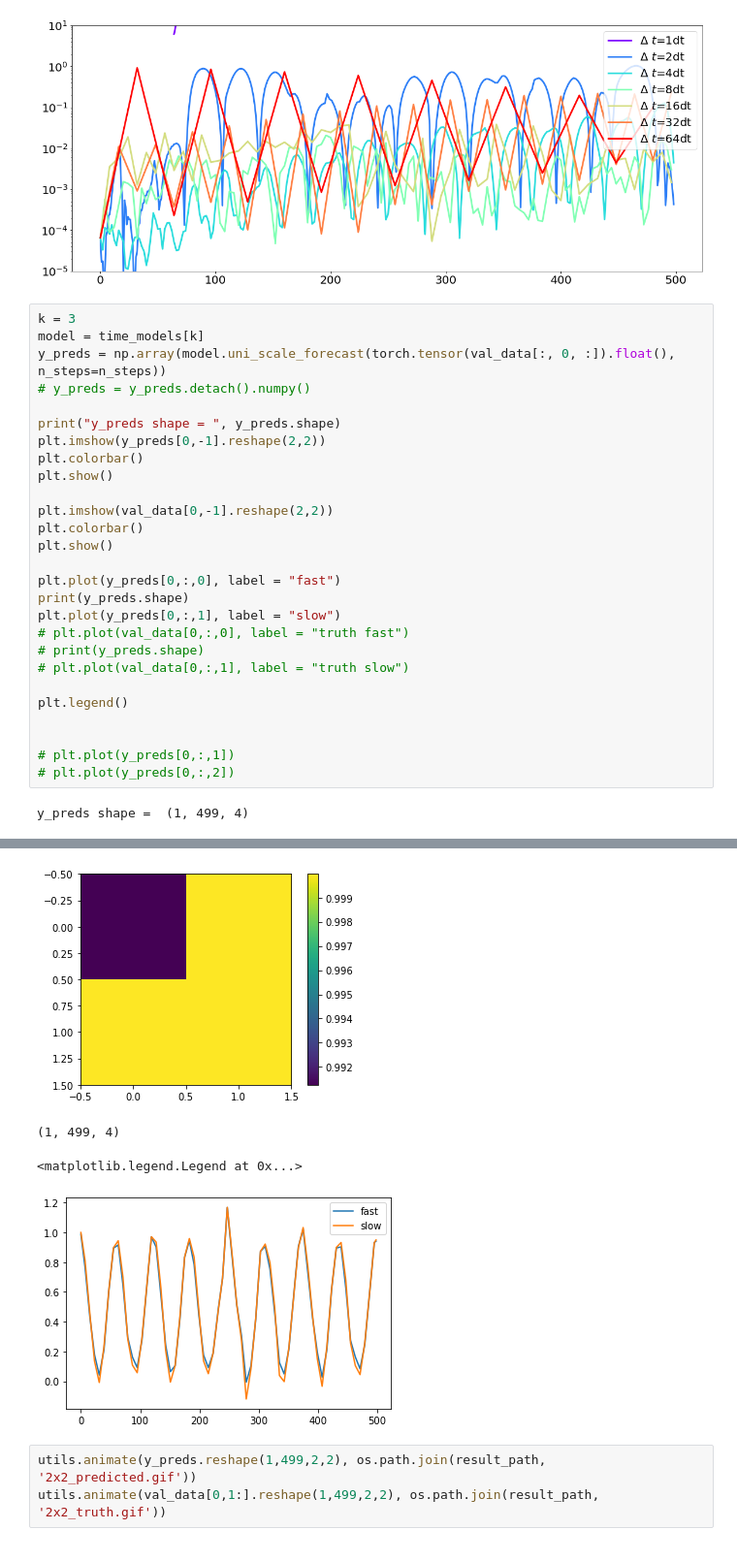
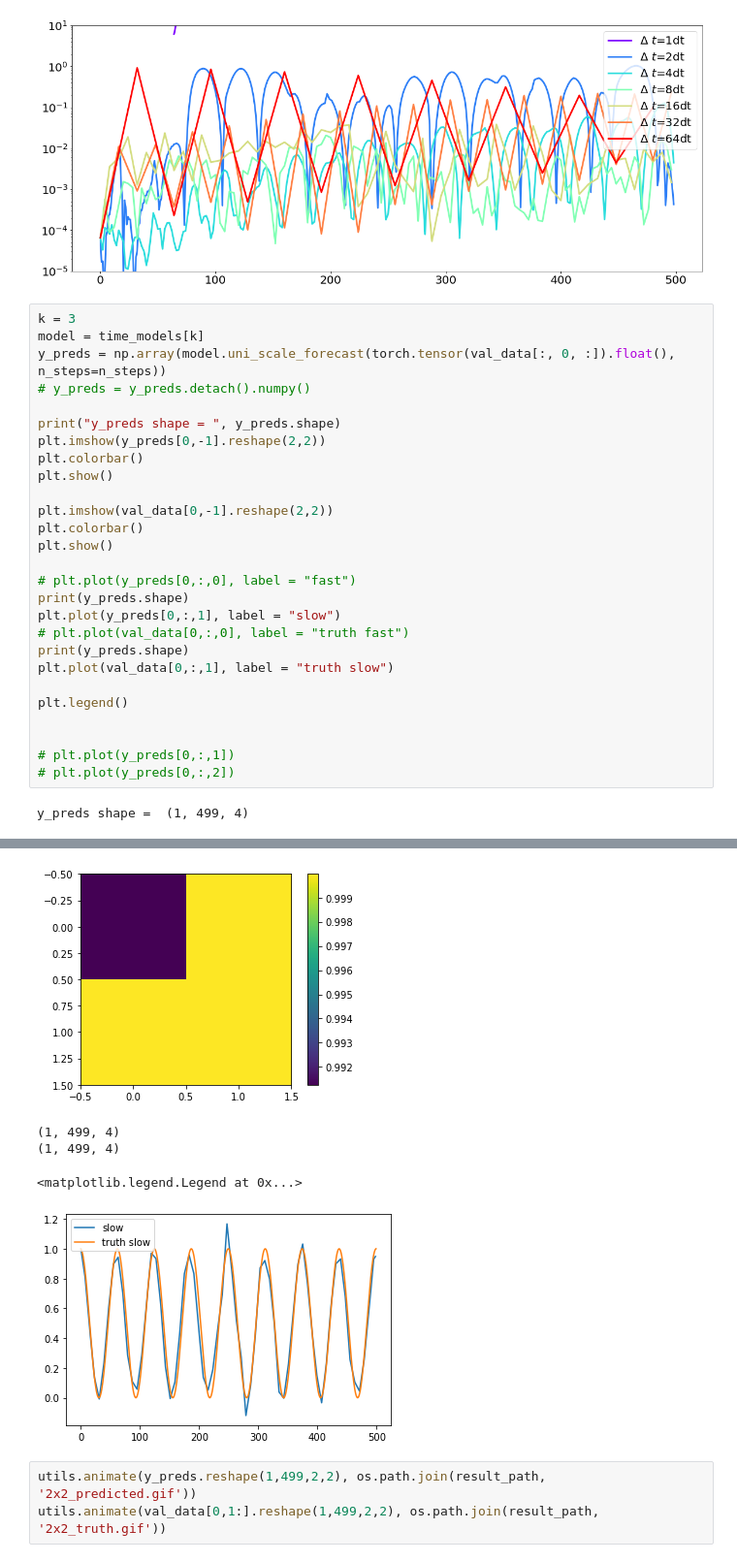
Before and after one commit to KatieJ16/Time_Space_multiscale, a Jupyter notebook: scripts/MrCAE_toy2_everything_averages.ipynb, the cells around one changed output, grey strips where cells are left out. Shown at 97% size. Drawn from its saved outputs; the diff is of its cells as text.

```diff
--- a/scripts/MrCAE_toy2_everything_averages.ipynb
+++ b/scripts/MrCAE_toy2_everything_averages.ipynb
@@ -654,37 +657,38 @@ K =  6 : step_size =  64 : mean =  0.26199716
 # %%
 k = 3
 model = time_models[k]
 y_preds = np.array(model.uni_scale_forecast(torch.tensor(val_data[:, 0, :]).float(), n_steps=n_steps))
 # y_preds = y_preds.detach().numpy()
 
 print("y_preds shape = ", y_preds.shape)
 plt.imshow(y_preds[0,-1].reshape(2,2))
 plt.colorbar()
 plt.show()
 
 plt.imshow(val_data[0,-1].reshape(2,2))
 plt.colorbar()
 plt.show()
 
-plt.plot(y_preds[0,:,0], label = "fast")
+# plt.plot(y_preds[0,:,0], label = "fast")
 print(y_preds.shape)
 plt.plot(y_preds[0,:,1], label = "slow")
 # plt.plot(val_data[0,:,0], label = "truth fast")
-# print(y_preds.shape)
-# plt.plot(val_data[0,:,1], label = "truth slow")
+print(y_preds.shape)
+plt.plot(val_data[0,:,1], label = "truth slow")
 
 plt.legend()
 
 
 # plt.plot(y_preds[0,:,1])
 # plt.plot(y_preds[0,:,2])
 # %% [output]
 y_preds shape =  (1, 499, 4)
 [figure]
 [figure]
 (1, 499, 4)
+(1, 499, 4)
 <matplotlib.legend.Legend at 0x...>
-[figure, old version]
+[figure, new version]
 # %%
 utils.animate(y_preds.reshape(1,499,2,2), os.path.join(result_path, '2x2_predicted.gif'))
 utils.animate(val_data[0,1:].reshape(1,499,2,2), os.path.join(result_path, '2x2_truth.gif'))
```
Also changed, not shown: parts of 3 cells of this notebook, 4 other files.
